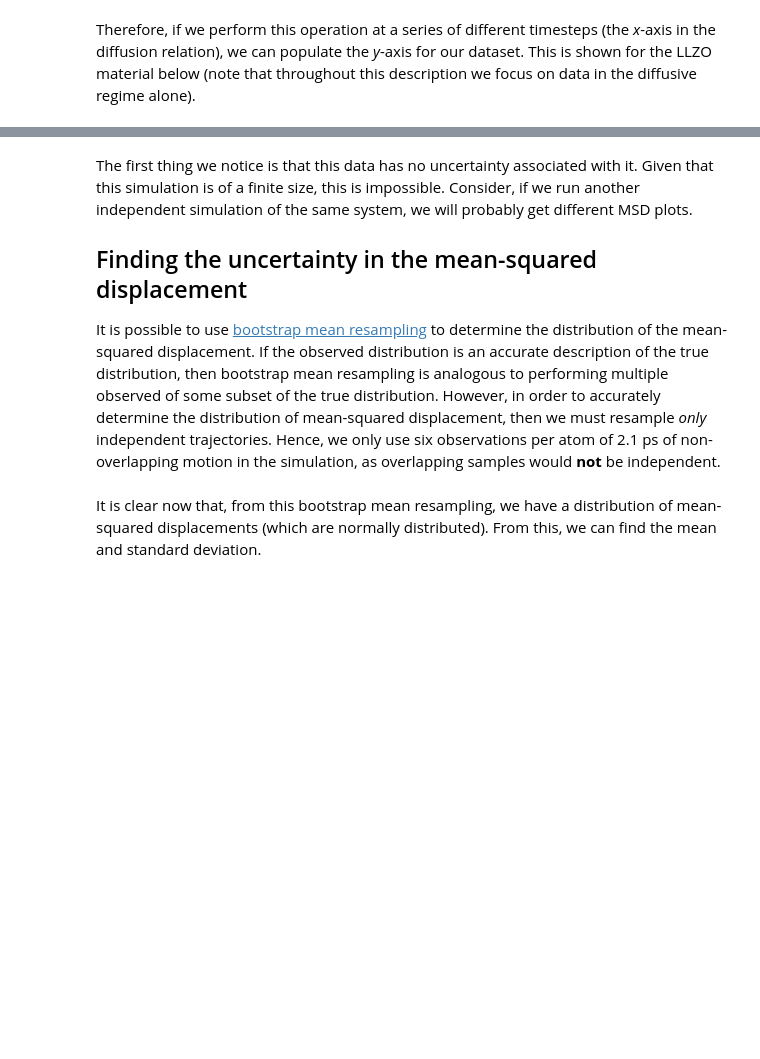
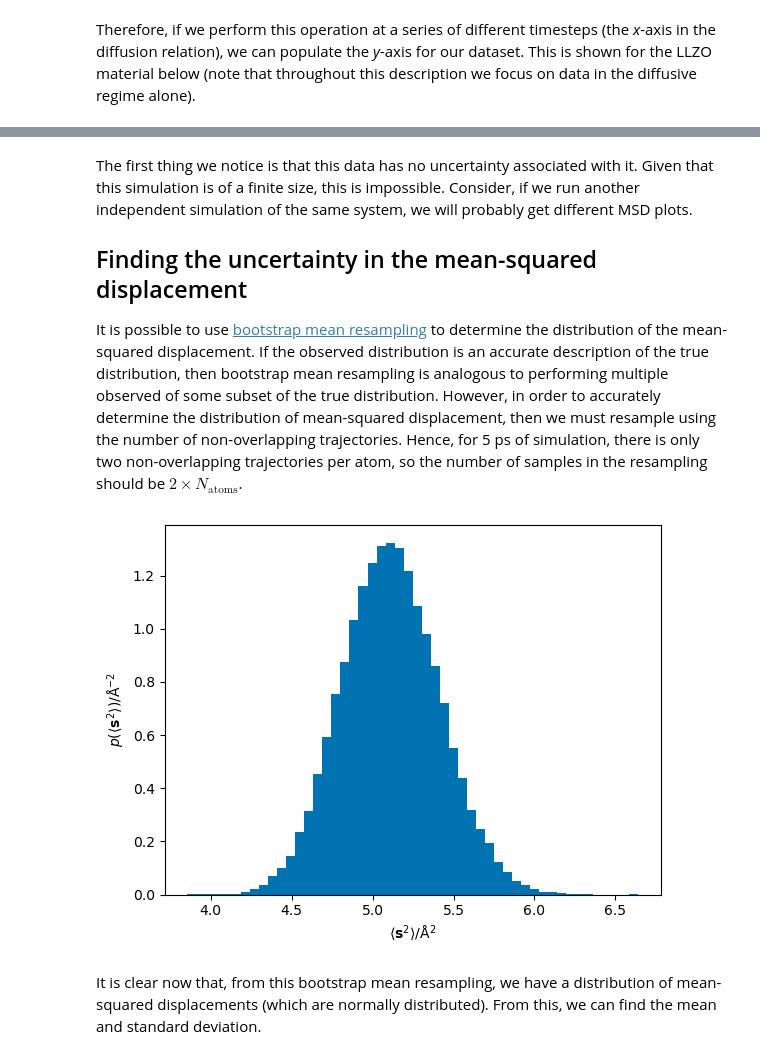
Before and after one commit to bjmorgan/kinisi, a Jupyter notebook: docs/source/methodology.ipynb, the cells around one changed output, grey strips where cells are left out. Cells and saved outputs as stored; diff of their text form; code cells hidden in the pictures; blank space fills up the shorter version.

```diff
--- a/docs/source/methodology.ipynb
+++ b/docs/source/methodology.ipynb
@@ -91,26 +102,28 @@ Consider, if we run another independent simulation of the same system, we will p
 
 It is possible to use [bootstrap mean resampling](https://en.wikipedia.org/wiki/Bootstrapping_(statistics)) to determine the distribution of the mean-squared displacement.
 If the observed distribution is an accurate description of the true distribution, then bootstrap mean resampling is analogous to performing multiple observed of some subset of the true distribution.
-However, in order to accurately determine the distribution of mean-squared displacement, then we must resample *only* independent trajectories.
-Hence, we only use six observations per atom of 2.1 ps of non-overlapping motion in the simulation, as overlapping samples would **not** be independent.
+However, in order to accurately determine the distribution of mean-squared displacement, then we must resample using the number of non-overlapping trajectories.
+Hence, for 5 ps of simulation, there is only two non-overlapping trajectories per atom, so the number of samples in the resampling should be $2 \times N_{\mathrm{atoms}}$.
 # %%
 def mean_resample(samples: np.ndarray, n: int) -> np.ndarray:
     """
     Perform the bootstrap mean resampling for 10000 iterations.
 
     :param samples: Distribution to resample.
     :param n: Number of samples to draw each iteration.
     :return: Distribution of mean.
     """
     return np.array(
-        [np.mean(resample(samples, n_samples=n)) for j in range(10000)])
+        [np.mean(resample(samples, n_samples=n)) for j in range(50000)])
 
-resampled_msd = mean_resample(sq_displacements, sq_displacements.size)
+resampled_msd = mean_resample(sq_displacements, 384)
 
 plt.hist(resampled_msd, bins=50, density=True, color='#0173B2')
 plt.xlabel(r'$\langle\mathbf{s}^2\rangle$/Å$^2$')
 plt.ylabel(r'$p(\langle\mathbf{s}^2\rangle)$/Å$^{-2}$')
 plt.show()
+# %% [output]
+[figure, added]
 # %% [markdown]
 It is clear now that, from this bootstrap mean resampling, we have a distribution of mean-squared displacements (which are normally distributed).
 From this, we can find the mean and standard deviation.
```
Also changed, not shown: parts of 15 cells of this notebook, 4 other files.
